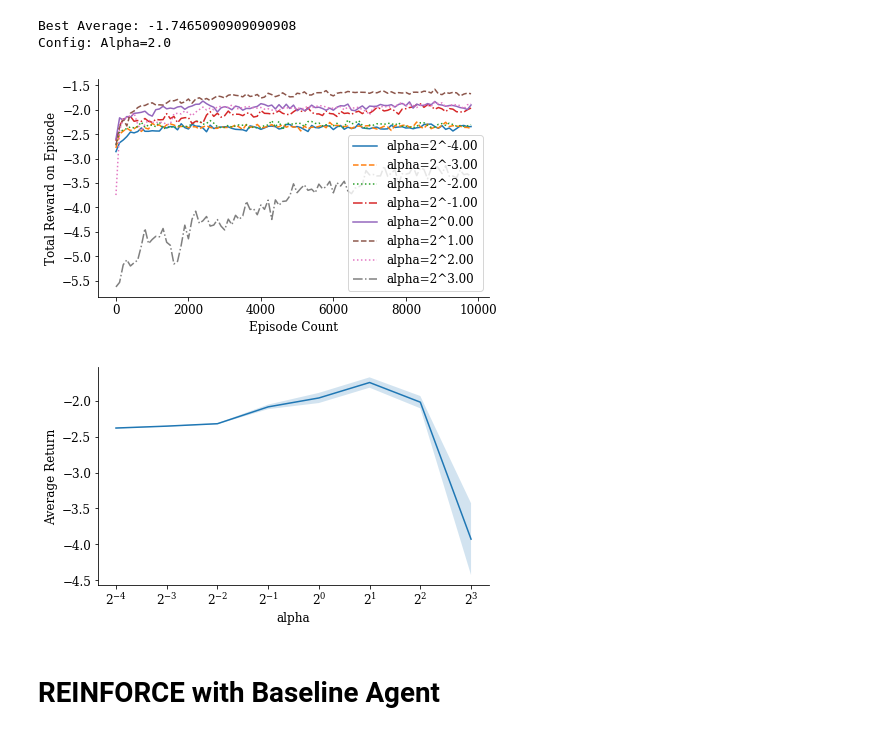
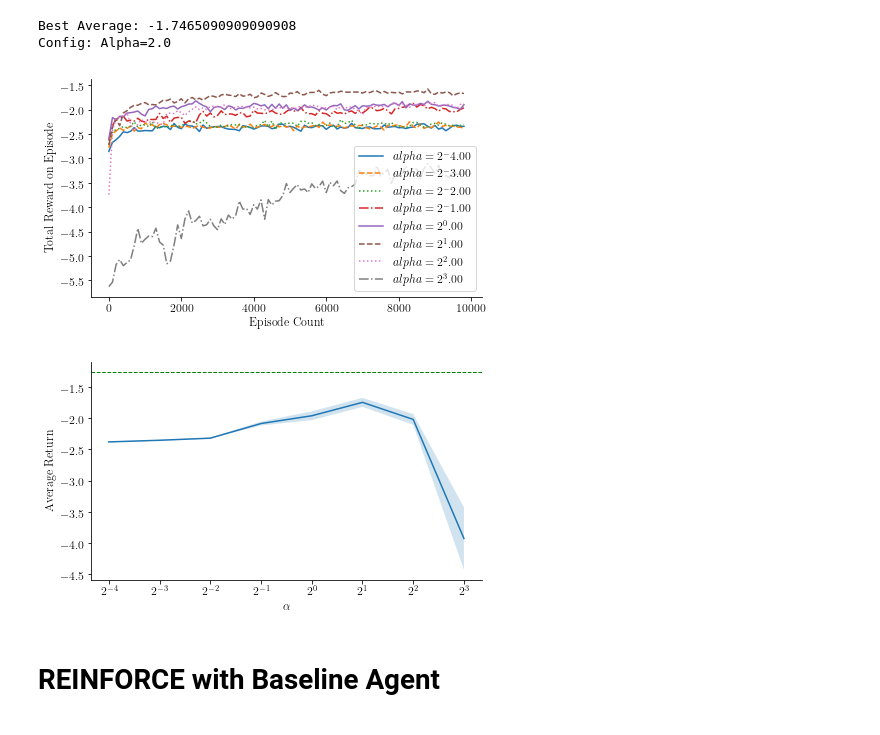
Before and after one commit to nimamahmoudi/rlai-policy-gradient-methods, a Jupyter notebook: final4_smart_vacuum_mem_neg-Copy1.ipynb, the cells around one changed output. Saved outputs shown, nothing was run; the diff lists cells and outputs as text; code cells hidden in the pictures.

```diff
--- a/final4_smart_vacuum_mem_neg-Copy1.ipynb
+++ b/final4_smart_vacuum_mem_neg-Copy1.ipynb
@@ -16,8 +16,8 @@ import datetime
 np.random.seed(0)
 
 env_name = 'smart-vac-mem-neg'
-just_plot = False
-# just_plot = True
+# just_plot = False
+just_plot = True
 
 # show plots inline
 %matplotlib inline
@@ -243,34 +229,34 @@ Config: Alpha=2.0
 # %%
 # Plot over time
 plt.figure(1, figsize=(7,4))
 plt.plot(np.array(list(range(len(all_avg_plots[0]))))*plot_count, np.array(all_avg_plots).T)
 # plt.title(f'Average Return in {episode_count} episodes')
 plt.xlabel(f'Episode Count')
 # plt.ylabel(f'Average Return in {plot_count} episodes')
 # plt.ylabel(f'Total reward on episode averaged over {plot_count} episodes and {num_of_tests} runs')
 plt.ylabel(f'Total Reward on Episode')
-plt.legend([f'alpha={alpha_base}^{alpha_pow:.2f}' for alpha_pow in alpha_pows])
+plt.legend([f'$alpha={alpha_base}^{alpha_pow:.2f}$' for alpha_pow in alpha_pows])
 # plt.axhline(y=best_performance, linewidth=1, color="g", linestyle='--')
 # plt.ylim(best_performance-2.13,best_performance+.07)
 plt.savefig(f'{figs_folder}smart_vac_mem_neg_{agent_name}_episodes_{episode_count}.pdf')
 
 
 # Plot Average Performance
 plt.figure(2, figsize=(7,4))
 plt.semilogx(alphas, all_avgs, basex=alpha_base)
 se = np.array(all_stds) / np.sqrt(num_of_tests)
 plt.fill_between(alphas, all_avgs - se, all_avgs + se, alpha=0.2)
 # plt.title(f'Average Return in {episode_count} episodes')
-plt.xlabel('alpha')
+plt.xlabel('$\\alpha$')
 plt.ylabel('Average Return')
 # plt.ylabel(f'Total reward on episodes averaged over {num_of_tests} runs')
 # plt.ylabel('Average Total Reward on Episode')
-# plt.axhline(y=best_performance, linewidth=1, color="g", linestyle='--')
+plt.axhline(y=best_performance, linewidth=1, color="g", linestyle='--')
 # plt.ylim(best_performance-2.13,best_performance+.07)
 plt.savefig(f'{figs_folder}smart_vac_mem_neg_{agent_name}_episodes_{episode_count}_all.pdf')
 # %% [output]
-[figure, old version]
+[figure, new version]
-[figure, old version]
+[figure, new version]
 # %% [markdown]
 # REINFORCE with Baseline Agent
 # %%
```
Also changed, not shown: parts of 3 cells of this notebook, 27 other files.
